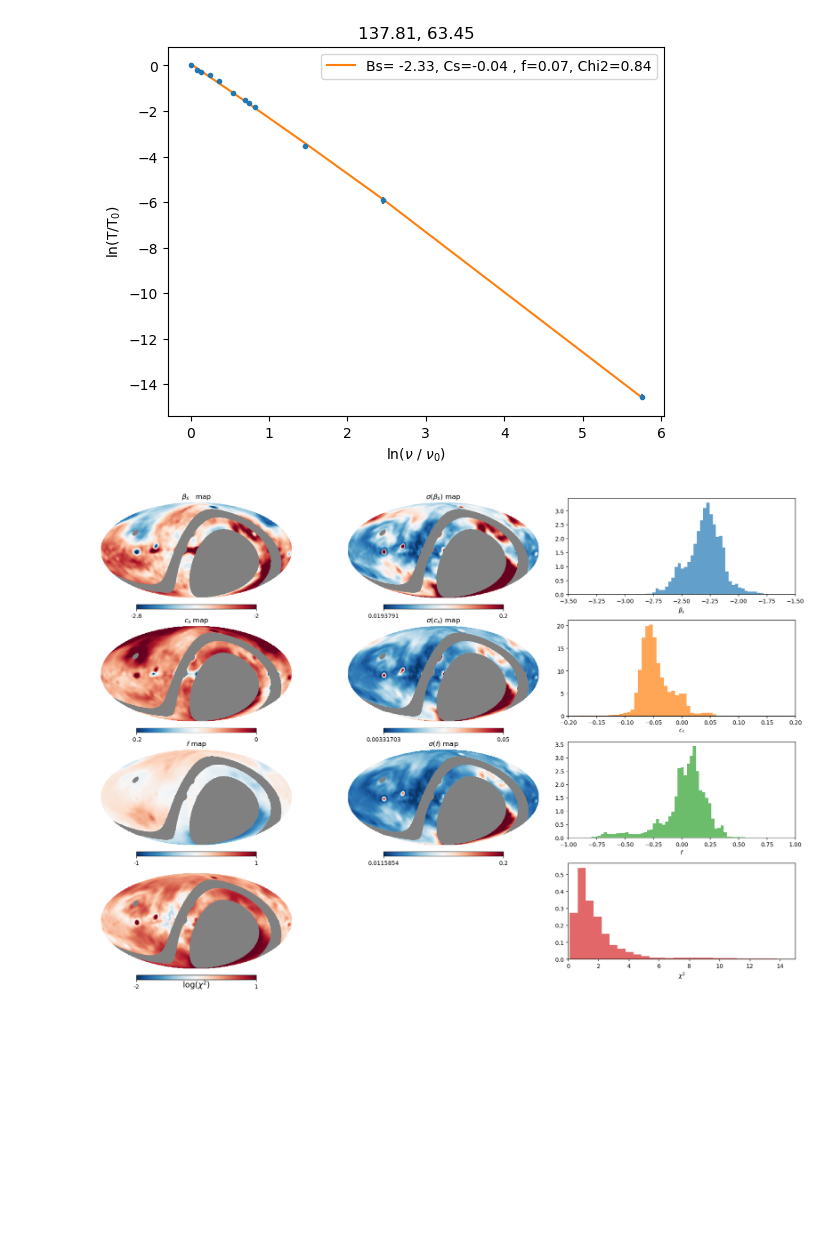
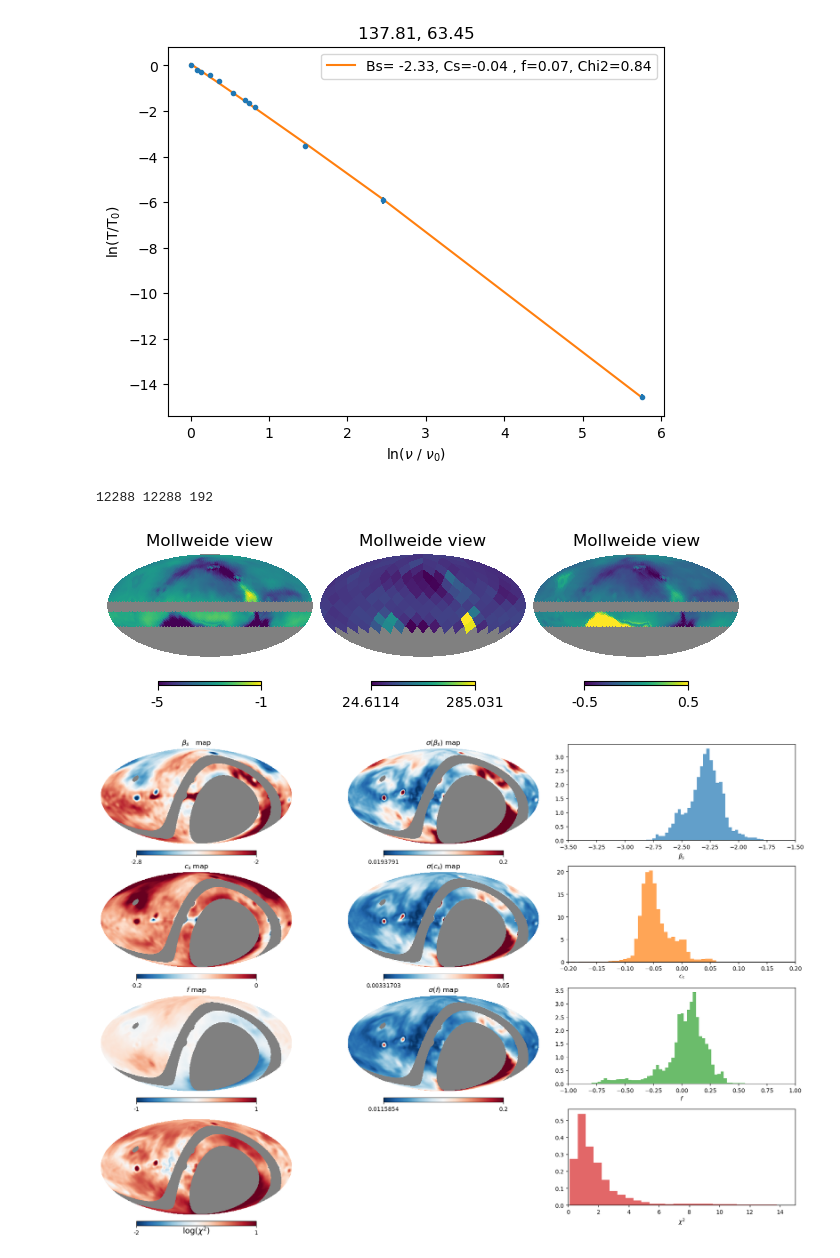
Before and after one commit to giuspugl/fitting_synchrotron, a Jupyter notebook: coarse_parameters.ipynb, the cells around one changed output. Cells and saved outputs as stored; diff of their text form; code cells hidden in the pictures; blank space fills up the shorter version.

```diff
--- a/coarse_parameters.ipynb
+++ b/coarse_parameters.ipynb
@@ -679,3 +693,15 @@ for ipix in pixel_select[::1000]:
 [figure]
 [figure]
 [figure]
+# %%
+import numpy as np
+
+betas =( np.load('../fgbuster_params_res.npz' )['Synchrotron.beta_pl' ] , np.load('../fgbuster_params_res.npz' )['Synchrotron.running'],
+          np.load('../fgbuster_params_res.npz' )[ 'Synchrotron.nu_pivot'])
+hp.mollview(betas[0], sub=131,min=-5,max=-1 )
+print(betas[0].size ,betas[1].size, betas[2].size )
+hp.mollview(betas[2], sub=132 )
+hp.mollview(betas[1], sub=133,min=-.5,max=.5)
+# %% [output]
+12288 12288 192
+[figure, added]
```
Also changed, not shown: parts of 9 cells of this notebook, 4 other files.
